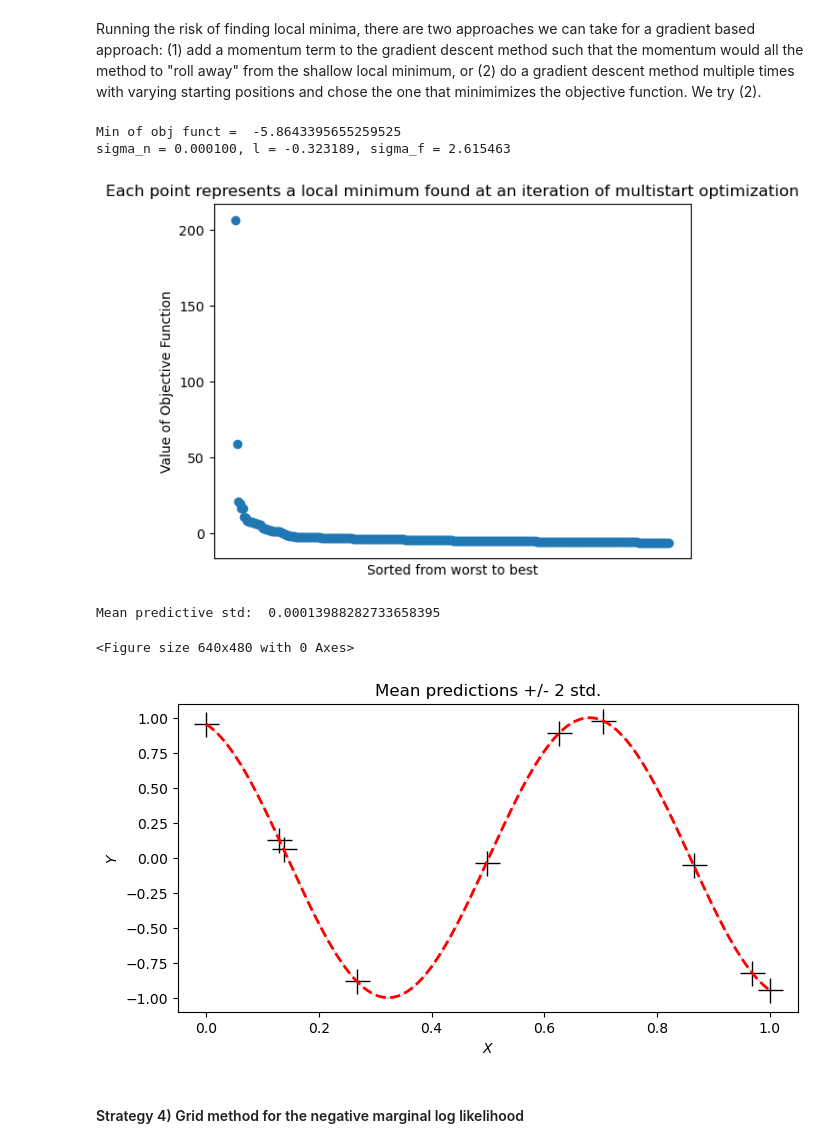
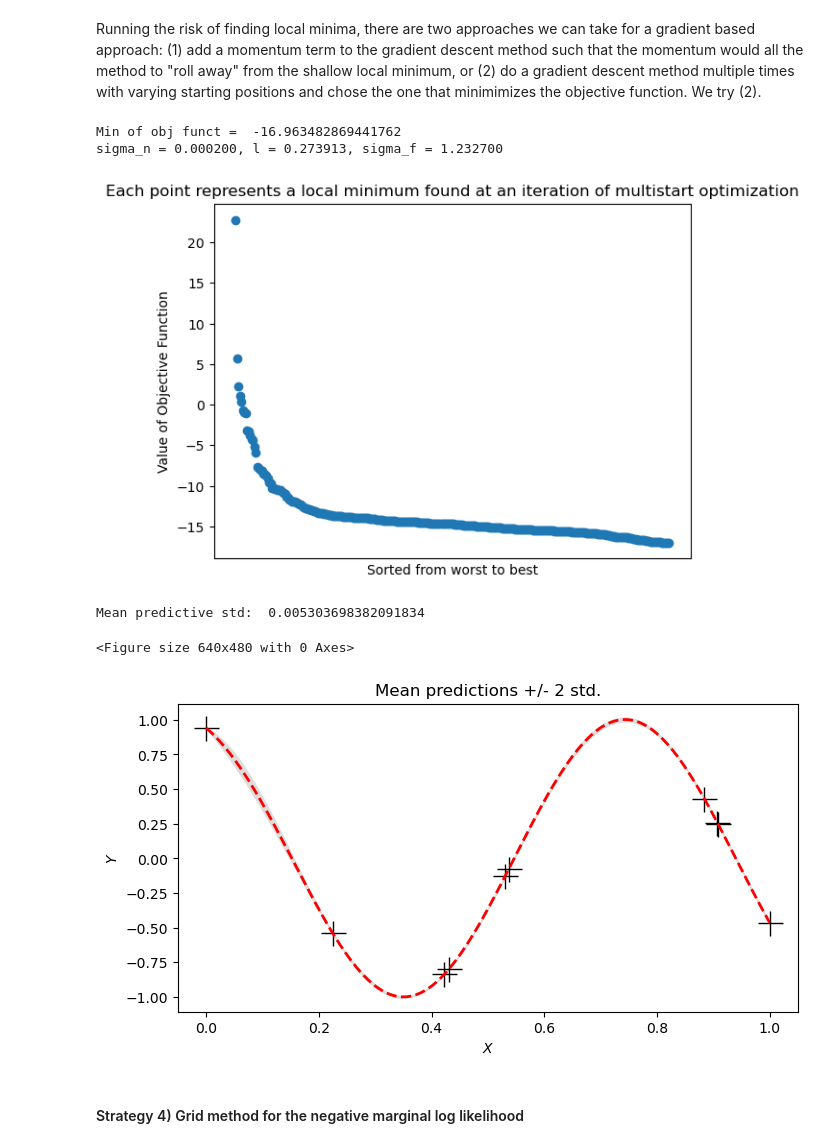
Before and after one commit to SashaCroatia/GaussianProcessRegression, a Jupyter notebook: Hyperparameter_Kernel_Selection.ipynb, the cells around one changed output. Cells and saved outputs as stored; diff of their text form; code cells hidden in the pictures.

```diff
--- a/Hyperparameter_Kernel_Selection.ipynb
+++ b/Hyperparameter_Kernel_Selection.ipynb
@@ -14,18 +14,20 @@ import pandas as pd
 ## Define Basic functions ##
 
 #generate points that aren't too close to each other
-def generate_points(minX, maxX, N, min_distance = 0.05, dim = 1):
+def generate_points(minX, maxX, N, dim = 1):
+    min_distance = np.abs(maxX-minX)/(2*N)
+    print(min_distance)
     points = []
     while len(points) < N:
         # Generate a random point
-        point = np.random.uniform(-5, 5, size=(2,dim)) # Adjust range as needed
+        point = np.random.uniform(minX, maxX, size=(1,dim)) # Adjust range as needed
         if len(points) == 0:
             points.append(point)
         else:
             # Check distance with existing points
             valid_point = True
             for existing_point in points:
-                distance = np.linalg.norm(point - existing_point)
+                distance = np.abs(point - existing_point)
                 if distance < min_distance:
                     valid_point = False
                     break
@@ -264,8 +266,8 @@ def plot3D(best_params, init_params):
 Plot of dataset and the function we'd like to estimate (our goal):
 # %%
 #This is our dataset:
-N = 10 #must be even
-X = generate_points(-5, 5, N/2, min_distance = 1, dim = 1)
+N = 10
+X = generate_points(-5, 5, N, dim = 1)
 y = (f(X) + np.random.normal(0,0,N)).reshape(-1,1) #observations (following true unknown function we wish to approx)
 
 #Plot of data:
@@ -681,29 +793,29 @@ def multistart(fun, x0min, x0max, N, full_output = False, args=(), method=None,
 #Source: https://github.com/fbnrst/multistart-minimize/blob/master/multistart-minimize.ipynb
 # %%
 #Choose initial parameters
-init_par_min = [init_sigma_n, init_len_scale - init_len_scale/1.01, init_sigma_f - init_sigma_f/1.01]
-init_par_max = [init_sigma_n, init_len_scale + 10*init_len_scale, init_sigma_f + 5*init_sigma_f]
+init_par_min = [init_sigma_n+0.00001, init_len_scale - init_len_scale/1.01, init_sigma_f - init_sigma_f/1.01]
+init_par_max = [init_sigma_n+0.0001, init_len_scale + 10*init_len_scale, init_sigma_f + 5*init_sigma_f]
 # %%
 res, res_list_2 = multistart(gp_loss_fn, init_par_min, init_par_max, N = 300, full_output=True, args=(X,y), method = 'L-BFGS-B', jac = mll_gradient);
-sigma_n, l, sigma, z = res.x[0], res.x[1], res.x[2], res.fun
+sigma_n, l, sigma, z = np.abs(res.x[0]), np.abs(res.x[1]), np.abs(res.x[2]), res.fun
 print("Min of obj funct = ", z)
 print("sigma_n = %f, l = %f, sigma_f = %f" % (sigma_n, l, sigma) )
 plt.scatter(np.linspace(0, 1, len(res_list_2)), [res.fun for res in res_list_2]);
 plt.title('Each point represents a local minimum found at an iteration of multistart optimization')
 plt.xlabel('Sorted from worst to best')
 plt.ylabel('Value of Objective Function')
 plt.xticks([])
 plt.gca().invert_xaxis()
 # %% [output]
-Min of obj funct =  -5.8643395655259525
-sigma_n = 0.000100, l = -0.323189, sigma_f = 2.615463
+Min of obj funct =  -16.963482869441762
+sigma_n = 0.000200, l = 0.273913, sigma_f = 1.232700
-[figure, old version]
+[figure, new version]
 # %%
 plot_post(X, y.T[0], sigma_n, l, sigma)
 # %% [output]
-Mean predictive std:  0.00013988282733658395
+Mean predictive std:  0.005303698382091834
 <Figure size 640x480 with 0 Axes>
-[figure, old version]
+[figure, new version]
 # %% [markdown]
 #### Strategy 4) Grid method for the negative marginal log likelihood
 # %% [markdown]
```
Also changed, not shown: parts of 28 cells of this notebook, 2 other files.
